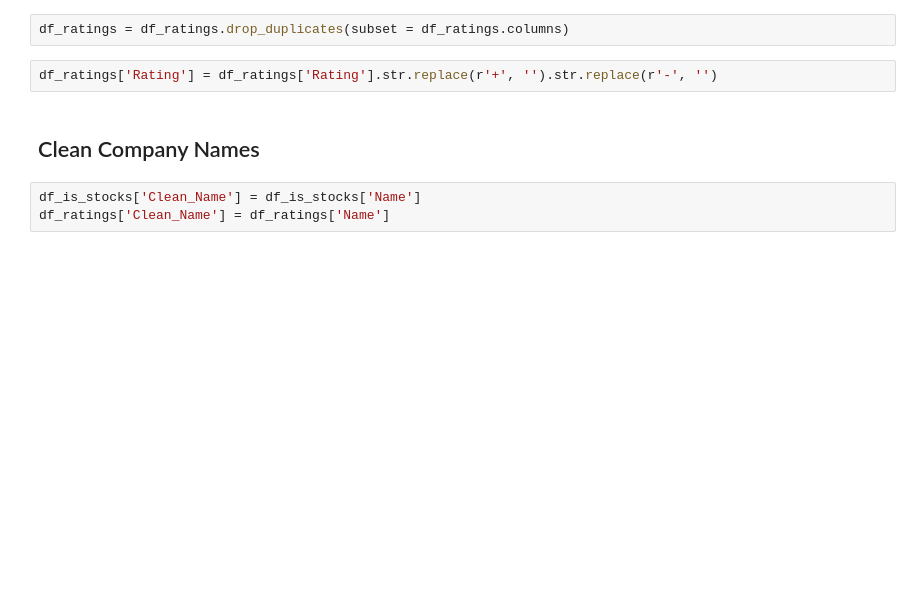
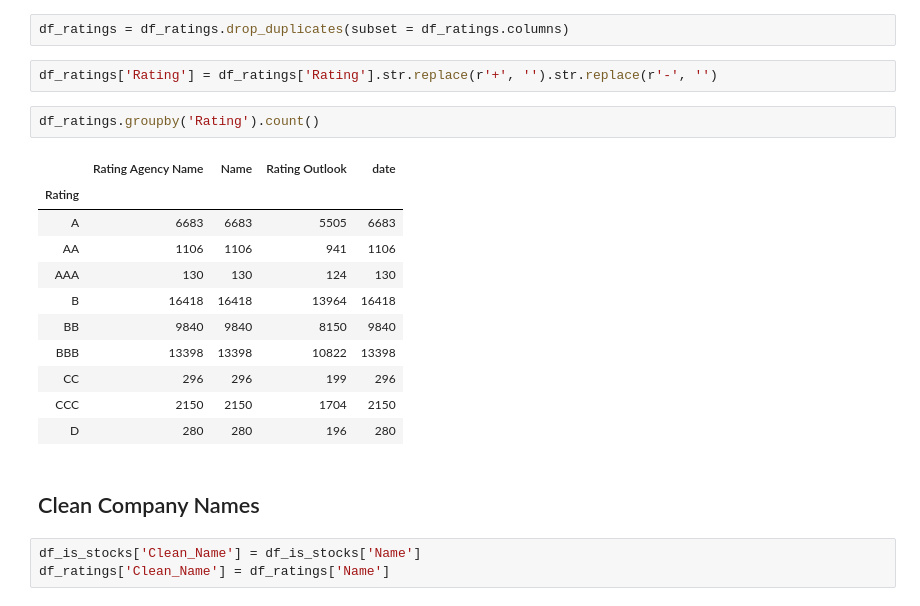
Before and after one commit to Agewerc/ML-Finance, a Jupyter notebook: create_dataset-V2.ipynb, the cells around one changed output. Drawn from its saved outputs; the diff is of its cells as text; blank space fills up the shorter version.

```diff
--- a/create_dataset-V2.ipynb
+++ b/create_dataset-V2.ipynb
@@ -18,6 +18,20 @@ df_ratings = df_ratings[df_ratings['Rating'].isin(rating_set)]
 df_ratings = df_ratings.drop_duplicates(subset = df_ratings.columns)
 # %%
 df_ratings['Rating'] = df_ratings['Rating'].str.replace(r'+', '').str.replace(r'-', '')
+# %%
+df_ratings.groupby('Rating').count()
+# %% [output]
+|  | Rating Agency Name | Name | Rating Outlook | date |
+| Rating |  |  |  |  |
+| A | 6683 | 6683 | 5505 | 6683 |
+| AA | 1106 | 1106 | 941 | 1106 |
+| AAA | 130 | 130 | 124 | 130 |
+| B | 16418 | 16418 | 13964 | 16418 |
+| BB | 9840 | 9840 | 8150 | 9840 |
+| BBB | 13398 | 13398 | 10822 | 13398 |
+| CC | 296 | 296 | 199 | 296 |
+| CCC | 2150 | 2150 | 1704 | 2150 |
+| D | 280 | 280 | 196 | 280 |
 # %% [markdown]
 ## Clean Company Names
 # %%
```
Also changed, not shown: parts of 7 cells of this notebook.
